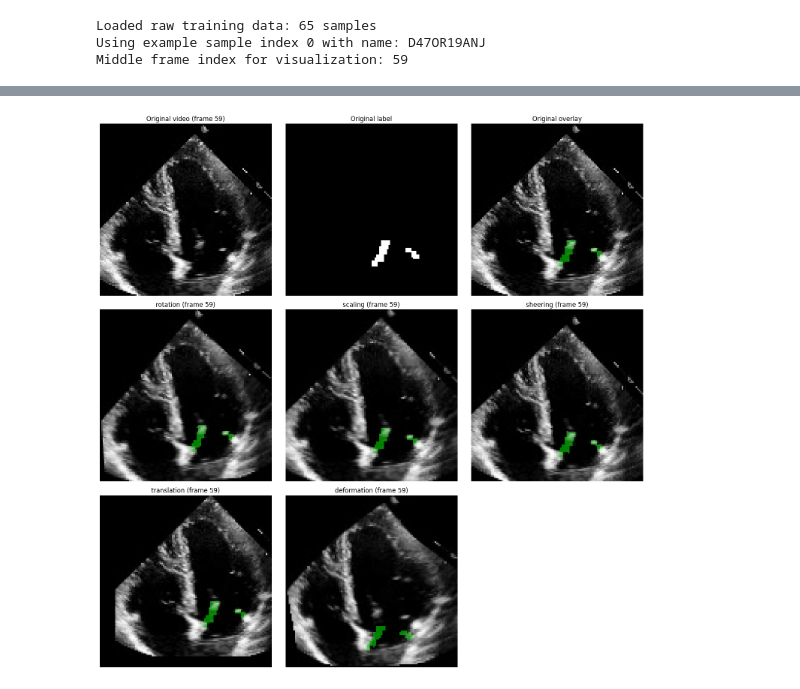
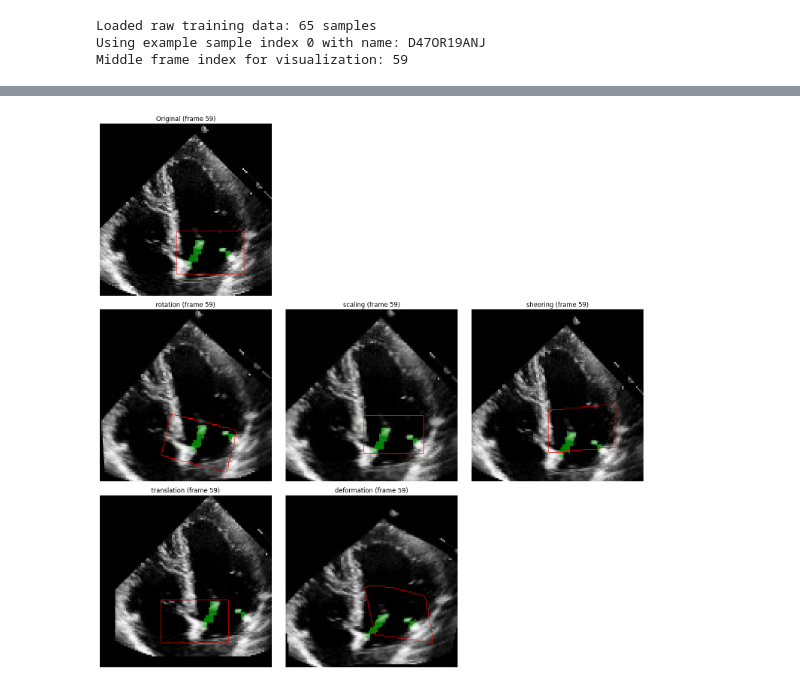
Before and after one commit to LuisZim/AML-ETH-Project2, a Jupyter notebook: notebooks-lm/generate_augmentations.ipynb, the cells around one changed output, grey strips where cells are left out. Cells and saved outputs as stored; diff of their text form; code cells hidden in the pictures.

```diff
--- a/notebooks-lm/generate_augmentations.ipynb
+++ b/notebooks-lm/generate_augmentations.ipynb
@@ -251,6 +239,7 @@ print(f"Using example sample index {EXAMPLE_INDEX} with name: {example_name}")
 
 video = example_sample['video']  # (H, W, T)
 label = example_sample['label']  # (H, W, T)
+box = example_sample['box']  # (H, W)
 H, W, T = video.shape
 mid_t = example_sample['frames'][len(example_sample['frames']) // 2] if example_sample.get('frames') else T // 2
 print(f"Middle frame index for visualization: {mid_t}")
@@ -294,71 +283,75 @@ Loaded 65 augmented samples for translation from /users/lmantel/lab/data/augment
 Loaded 65 augmented samples for deformation from /users/lmantel/lab/data/augmented/train-deformation.pkl
   -> Using augmented sample: D47OR19ANJ_deformation_aug1
 # %%
-# Visualize original vs. each augmentation (single frame)
+# Visualize original and all augmentations (single frame per sample, with box)
 
 strategies_to_show = [cfg["strategy"] for cfg in AUGMENTATION_CONFIGS]
 
-# Prepare original overlays
+# Prepare original data
 orig_frame = video[:, :, mid_t]
 orig_mask = label[:, :, mid_t]
+orig_box = box  # (H, W)
 
-# Single 3x3 figure: first row original, remaining rows augmentations
 fig, axes = plt.subplots(3, 3, figsize=(15, 15))
 
-# Row 0: original
-axes[0, 0].imshow(orig_frame, cmap='gray')
-axes[0, 0].set_title(f"Original video (frame {mid_t})")
-axes[0, 0].axis('off')
+def plot_overlay(ax, frame, mask, box_mask, title: str):
+    """Plot overlay of frame + label mask + box (as red contour)."""
+    overlay = np.stack([frame, frame, frame], axis=-1).astype(np.float32)
+    # Green channel for label mask
+    overlay[..., 1] = np.where(
+        mask,
+        overlay[..., 1] * 0.5 + 255 * 0.5,
+        overlay[..., 1],
+    )
+    ax.imshow(overlay.astype(np.uint8))
+    # Red contour for box
+    if box_mask is not None:
+        ax.contour(box_mask, colors='red', linewidths=1)
+    ax.set_title(title)
+    ax.axis('off')
 
-axes[0, 1].imshow(orig_mask, cmap='gray')
-axes[0, 1].set_title("Original label")
+# Row 0, Col 0: original overlay
+plot_overlay(axes[0, 0], orig_frame, orig_mask, orig_box, f"Original (frame {mid_t})")
+
+# Hide remaining cells in first row (optional)
 axes[0, 1].axis('off')
-
-overlay_orig = np.stack([orig_frame, orig_frame, orig_frame], axis=-1)
-overlay_orig = overlay_orig.astype(np.float32)
-overlay_orig[:, :, 1] = np.where(orig_mask, overlay_orig[:, :, 1] * 0.5 + 255 * 0.5, overlay_orig[:, :, 1])
-axes[0, 2].imshow(overlay_orig.astype(np.uint8))
-axes[0, 2].set_title("Original overlay")
 axes[0, 2].axis('off')
 
 # Rows 1-2: all augmentations (some cells may remain empty if fewer than 6)
 for idx, strategy in enumerate(strategies_to_show):
     row = 1 + idx // 3
     col = idx % 3
     ax = axes[row, col]
 
     aug_sample = augmented_examples.get(strategy)
     if aug_sample is None:
         ax.set_title(f"{strategy}: not found")
         ax.axis('off')
         continue
 
     aug_video = aug_sample['video']
     aug_label = aug_sample['label']
+    aug_box = aug_sample.get('box', None)
+
     H_a, W_a, T_a = aug_video.shape
     # Try to use a frame index consistent with original if possible
     t_idx = mid_t if mid_t < T_a else T_a // 2
 
     frame_a = aug_video[:, :, t_idx]
     mask_a = aug_label[:, :, t_idx]
 
-    overlay_a = np.stack([frame_a, frame_a, frame_a], axis=-1).astype(np.float32)
-    overlay_a[:, :, 1] = np.where(mask_a, overlay_a[:, :, 1] * 0.5 + 255 * 0.5, overlay_a[:, :, 1])
-
-    ax.imshow(overlay_a.astype(np.uint8))
-    ax.set_title(f"{strategy} (frame {t_idx})")
-    ax.axis('off')
+    plot_overlay(ax, frame_a, mask_a, aug_box, f"{strategy} (frame {t_idx})")
 
 # Hide any unused cells (if fewer than 6 augmentations)
 for idx in range(len(strategies_to_show), 6):
     row = 1 + idx // 3
     col = idx % 3
     axes[row, col].axis('off')
 
 plt.tight_layout()
 plt.show()
 # %% [output]
-[figure, old version]
+[figure, new version]
 # %%
 end = datetime.now()
 print(f"End time: {end}")
```
Also changed, not shown: parts of 4 cells of this notebook.
